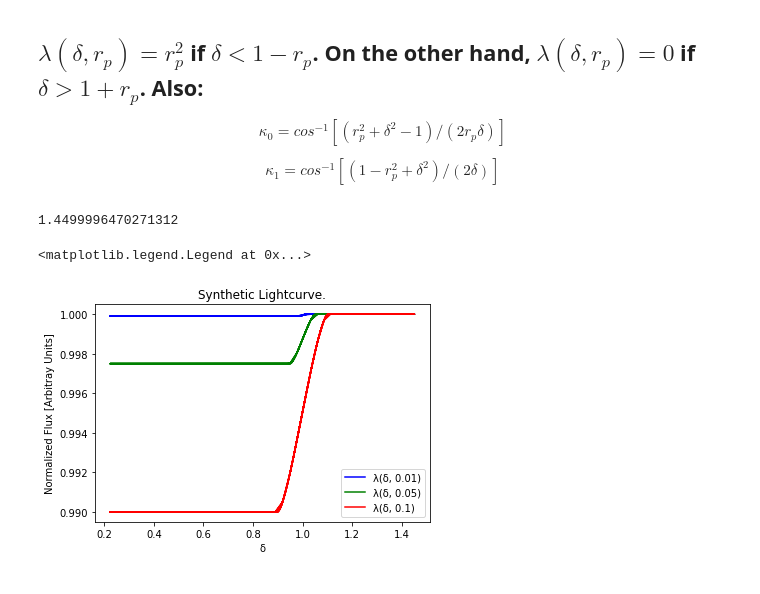
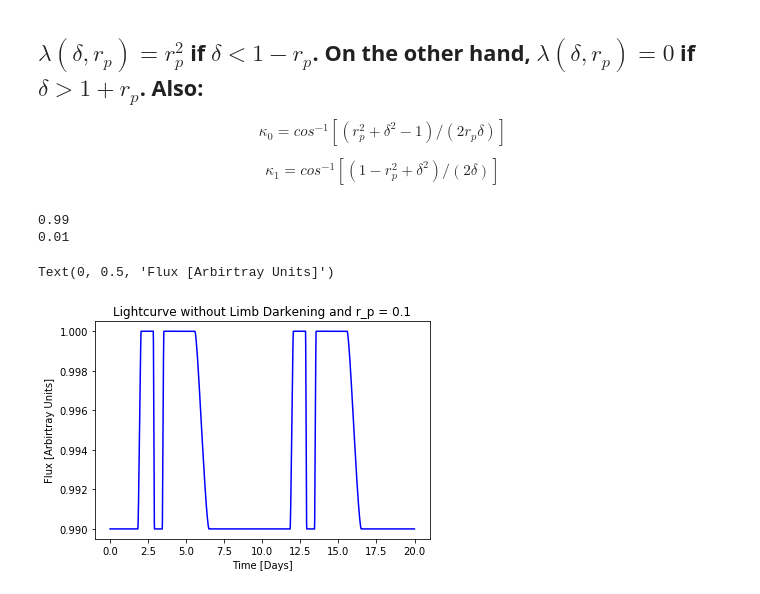
Before and after one commit to Fernando-Canales/Code-for-Exoplanets, a Jupyter notebook: RV and Transit.ipynb, the cells around one changed output. Drawn from its saved outputs; the diff is of its cells as text; code cells hidden in the pictures.

```diff
--- a/RV and Transit.ipynb
+++ b/RV and Transit.ipynb
@@ -42,7 +42,7 @@ def Dif_g(t,params):
 
 #Now I define the time vector, give the value of t0 and other needed parameters
 t  = np.arange(0,20,0.01)
-t0 = 15#days
+t0 = 13#days
 T  = 10 #days
 M  = 2*np.pi*(t-t0)/T
 e  = 0
@@ -281,7 +281,7 @@ Lambda = np.array(l)
 #Now I define the normalized flux
 def Flux(Lambda):
     F = [None]*len(Lambda)
-    F = 1 - Lambda
+    F = 1. - Lambda
     return F
 
 
@@ -291,41 +291,50 @@ a = 1.45e8 #meters
 #Stellar radius
 R_star = 1e8 #meters
 #Eccentricity
 e = 0
 #Stellar argument of periastron
-w = 15 #radians
+w = 20 #radians
 #Inclination
 i = 30 #radians
 #Ratio of radius
 r_p = 0.1
 #Now I call the functions
 delta = projected(t, [a, R_star, e, w, i])
 l = Calc_lambda(delta, r_p)
 F = Flux(Lambda)
 
 
 #NOW I GIVE ANOTHER VALUE OF r_p IN ORDER TO MAKE ANOTHER PLOT
 r_p_1 = 0.05
 l_1 = Calc_lambda(delta, r_p_1)
 Lambda_1 = np.array(l_1)
 F_1 = Flux(Lambda_1)
 
 #NOW I GIVE ANOTHER VALUE OF r_p IN ORDER TO MAKE ANOTHER PLOT
 r_p_2 = 0.01
 l_2 = Calc_lambda(delta, r_p_2)
 Lambda_2 = np.array(l_2)
 F_2 = Flux(Lambda_2)
 
 #NOW I PLOT
-plt.plot(delta, F_2, 'b', label = 'λ(δ, 0.01)')
-plt.plot(delta, F_1, 'g', label = 'λ(δ, 0.05)')
-plt.plot(delta, F, 'r', label = 'λ(δ, 0.1)')
+#plt.plot(delta, F_2, 'b', label = 'λ(δ, 0.01)')
+#plt.plot(delta, F_1, 'g', label = 'λ(δ, 0.05)')
+#plt.plot(delta, F, 'r', label = 'λ(δ, 0.1)')
 #plt.xlim(0.6,1.6)
-plt.title('Synthetic Lightcurve.')
-plt.xlabel('δ')
-plt.ylabel('Normalized Flux [Arbitray Units]')
-plt.legend()
+#plt.title('Synthetic Lightcurve.')
+#plt.xlabel('δ')
+#plt.ylabel('Normalized Flux [Arbitray Units]')
+#plt.legend()
+#Now I plot the light curve
+
+print(F[1])
+print(t[1])
+plt.plot(t, F, 'b')
+plt.title('Lightcurve without Limb Darkening and r_p = 0.1')
+plt.xlabel('Time [Days]')
+plt.ylabel('Flux [Arbirtray Units]')
 # %% [output]
-1.4499996470271312
+0.99
+0.01
-<matplotlib.legend.Legend at 0x...>
+Text(0, 0.5, 'Flux [Arbirtray Units]')
-[figure, old version]
+[figure, new version]
```
Also changed, not shown: parts of 3 cells of this notebook.
